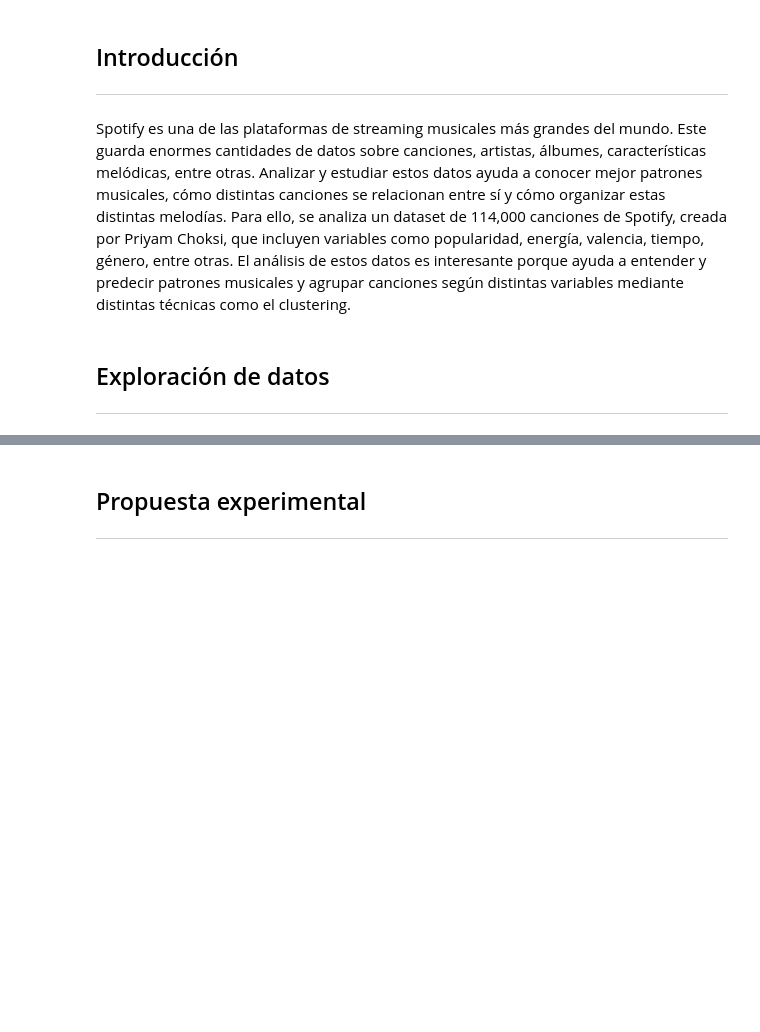
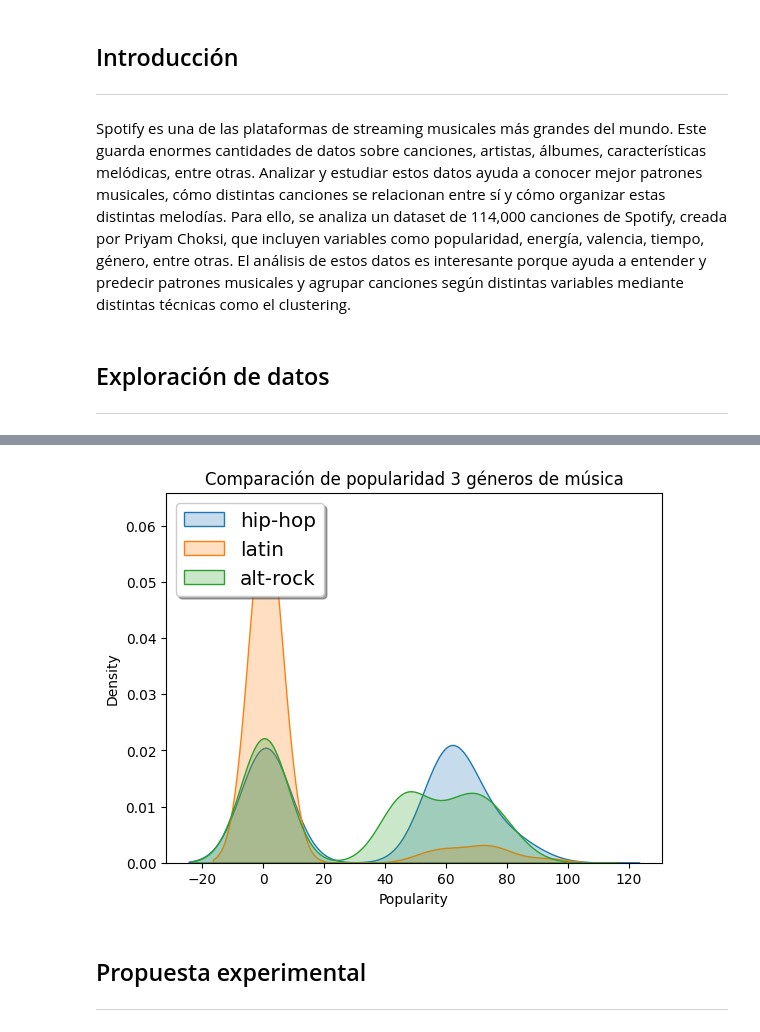
Before and after one commit to astromai/Proyecto-Mineria-de-Datos-CC5205, a Jupyter notebook: informe_final.ipynb, the cells around one changed output, grey strips where cells are left out. Cells and saved outputs as stored; diff of their text form; code cells hidden in the pictures; blank space fills up the shorter version.

```diff
--- a/informe_final.ipynb
+++ b/informe_final.ipynb
@@ -25,3 +98,21 @@
+# %%
+fig, ax = plt.subplots()
+
+hip_hop = spotify[spotify['track_genre'] == 'hip-hop']
+latin = spotify[spotify['track_genre'] == 'latin']
+rock = spotify[spotify['track_genre'] == 'alt-rock']
+sns.kdeplot(hip_hop['popularity'], label='hip-hop', ax=ax, fill=True)
+sns.kdeplot(latin['popularity'], label='latin', ax=ax, fill=True)
+sns.kdeplot(rock['popularity'], label='alt-rock', ax=ax, fill=True)
+
+legend = ax.legend(loc='upper left', shadow=True, fontsize='x-large')
+
+ax.set_title('Comparación de popularidad 3 géneros de música')
+ax.set_xlabel('Popularity') # Update x-axis label
+
+plt.show()
+# %% [output]
+[figure, added]
 # %% [markdown]
 ## Propuesta experimental
 
```
Also changed, not shown: parts of 6 cells of this notebook.
